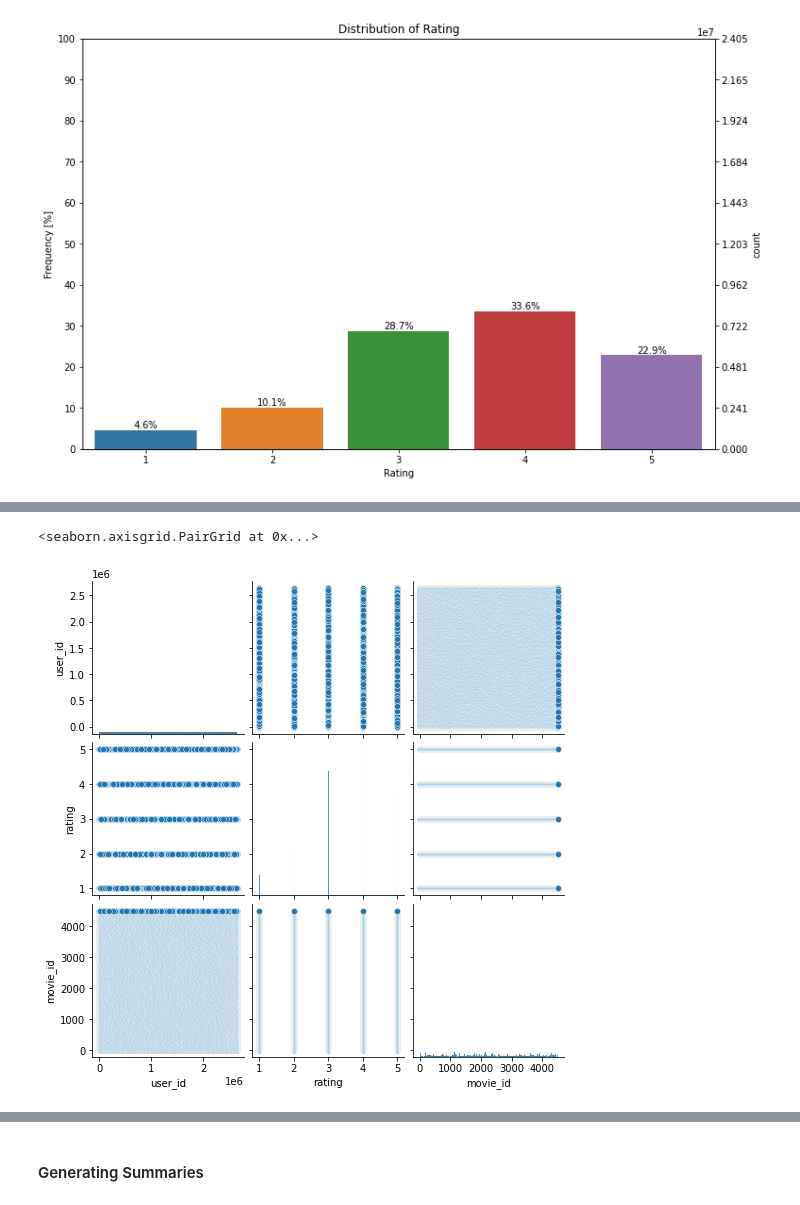
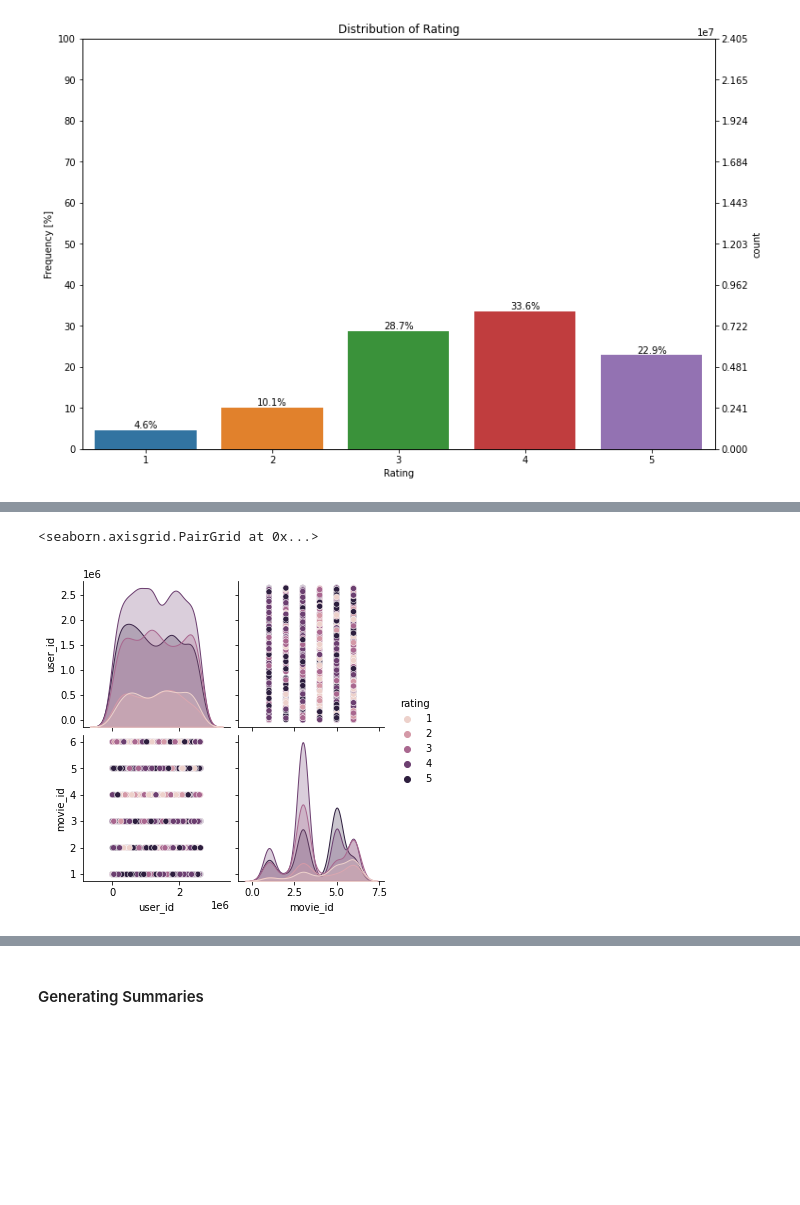
Before and after one commit to LamHo220/movie-recommender, a Jupyter notebook: DataExploration/NetflixPrize.ipynb, the cells around one changed output, grey strips where cells are left out. Drawn from its saved outputs; the diff is of its cells as text; code cells hidden in the pictures; blank space fills up the shorter version.

```diff
--- a/DataExploration/NetflixPrize.ipynb
+++ b/DataExploration/NetflixPrize.ipynb
@@ -103,4 +104,4 @@ df = df.dropna()
 df['rating'] = df['rating'].astype(int)
 df['movie_id'] = df['movie_id'].astype(int)
 df['user_id'] = df['user_id'].astype(int)
-df
+df['date'] = pd.to_datetime(df['date'])
@@ -263,5 +236,5 @@ df
 # %%
-sns.pairplot(df,hue='rating')
+sns.pairplot(data=df[:5000],hue='rating')
 # %% [output]
 <seaborn.axisgrid.PairGrid at 0x...>
-[figure, old version]
+[figure, new version]
```
Also changed, not shown: parts of 20 cells of this notebook.
